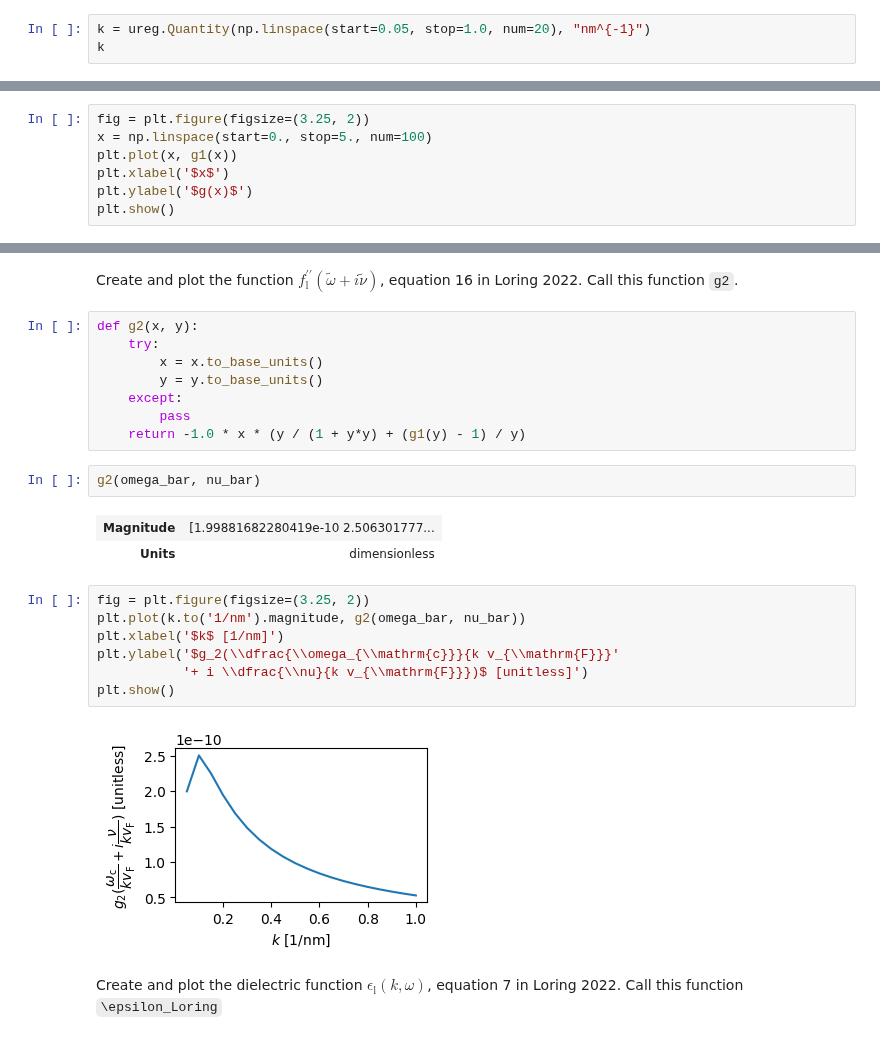
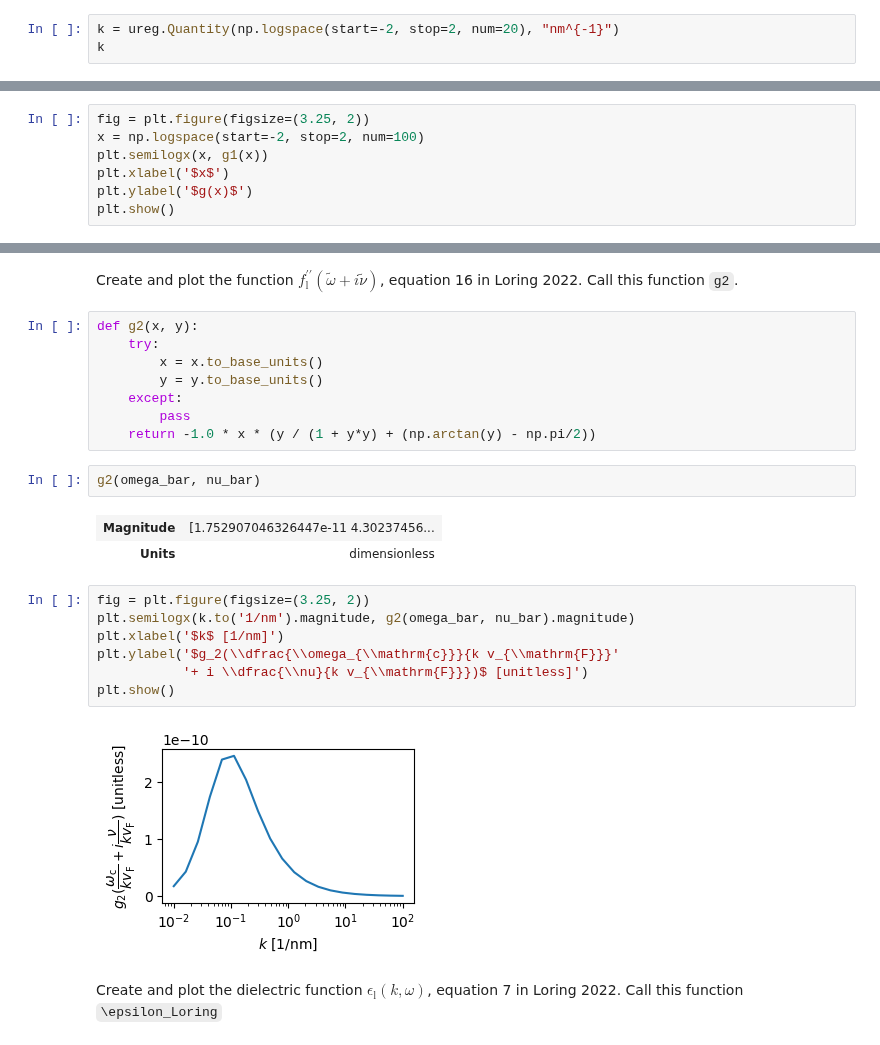
Before and after one commit to Marohn-Group/dissipationtheory, a Jupyter notebook: development/dissipation-theory--Study-1.ipynb, the cells around one changed output, grey strips where cells are left out. Cells and saved outputs as stored; diff of their text form.

```diff
--- a/development/dissipation-theory--Study-1.ipynb
+++ b/development/dissipation-theory--Study-1.ipynb
@@ -47,4 +49,4 @@ cantilever = {
 # %%
-k = ureg.Quantity(np.linspace(start=0.05, stop=1.0, num=20), "nm^{-1}")
+k = ureg.Quantity(np.logspace(start=-2, stop=2, num=20), "nm^{-1}")
 k
 # %% [output]
@@ -85,8 +87,8 @@ def g1(x):
     return 1 + x*(np.arctan(x) - np.pi/2)
 # %%
 fig = plt.figure(figsize=(3.25, 2))
-x = np.linspace(start=0., stop=5., num=100)
-plt.plot(x, g1(x))
+x = np.logspace(start=-2, stop=2, num=100)
+plt.semilogx(x, g1(x))
 plt.xlabel('$x$')
 plt.ylabel('$g(x)$')
 plt.show()
@@ -109,21 +111,21 @@ def g2(x, y):
         y = y.to_base_units()
     except:
         pass
-    return -1.0 * x * (y / (1 + y*y) + (g1(y) - 1) / y)
+    return -1.0 * x * (y / (1 + y*y) + (np.arctan(y) - np.pi/2))
 # %%
 g2(omega_bar, nu_bar)
 # %% [output]
-| Magnitude | [1.99881682280419e-10 2.506301777... |
+| Magnitude | [1.752907046326447e-11 4.30237456... |
 | Units | dimensionless |
 # %%
 fig = plt.figure(figsize=(3.25, 2))
-plt.plot(k.to('1/nm').magnitude, g2(omega_bar, nu_bar))
+plt.semilogx(k.to('1/nm').magnitude, g2(omega_bar, nu_bar).magnitude)
 plt.xlabel('$k$ [1/nm]')
 plt.ylabel('$g_2(\\dfrac{\\omega_{\\mathrm{c}}}{k v_{\\mathrm{F}}}'
            '+ i \\dfrac{\\nu}{k v_{\\mathrm{F}}})$ [unitless]')
 plt.show()
 # %% [output]
-[figure, old version]
+[figure, new version]
 # %% [markdown]
 Create and plot the dielectric function $\epsilon_{\mathrm{l}}(k, \omega)$, equation 7 in Loring 2022.  Call this function `\epsilon_Loring`
 # %%
```
Also changed, not shown: parts of 56 cells of this notebook, 13 other files.
